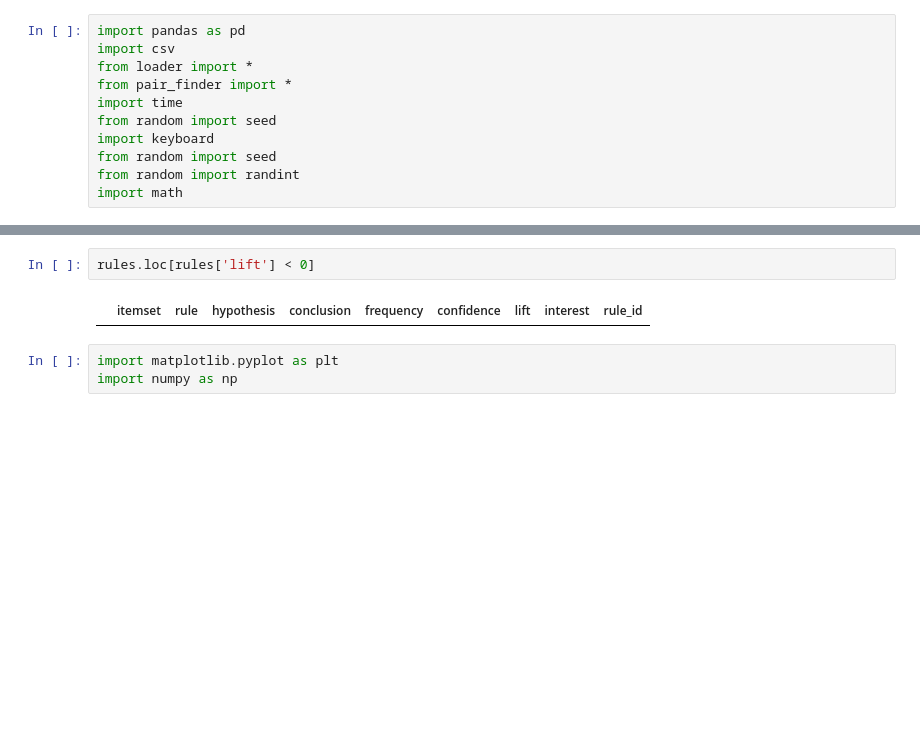
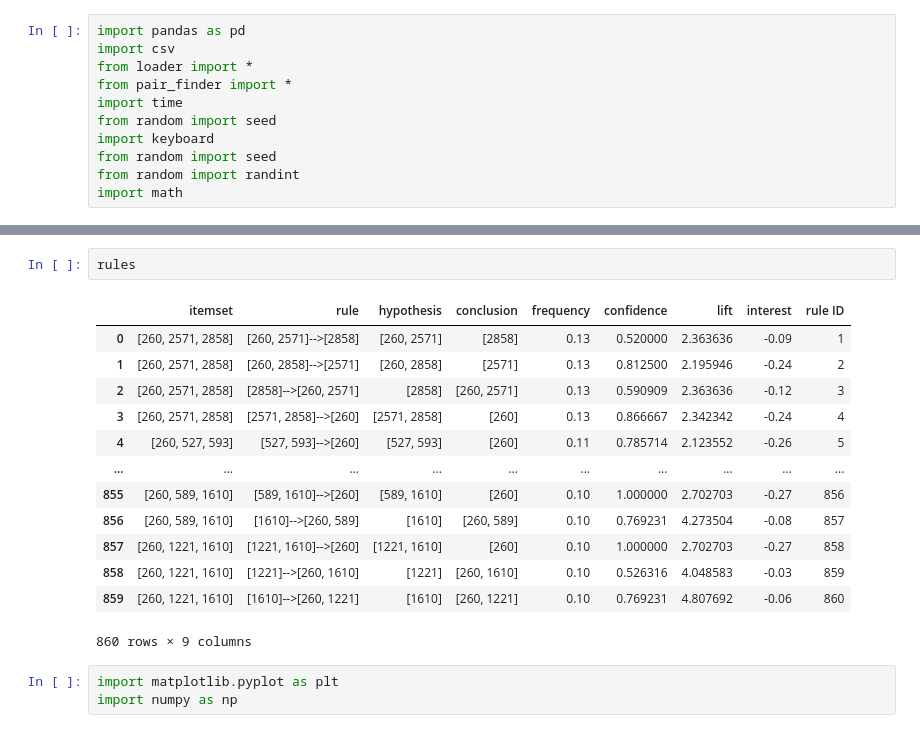
Before and after one commit to nikosp2196/mrs, a Jupyter notebook: SOURCES/protyping.ipynb, the cells around one changed output, grey strips where cells are left out. Drawn from its saved outputs; the diff is of its cells as text; blank space fills up the shorter version.

```diff
--- a/SOURCES/protyping.ipynb
+++ b/SOURCES/protyping.ipynb
@@ -34,7 +34,19 @@ rules = generate_all_rules(combos, MinConfidence, MinLift, MaxLift)
-# %%
-rules.loc[rules['lift'] < 0]
-# %% [output]
-|  | itemset | rule | hypothesis | conclusion | frequency | confidence | lift | interest | rule_id |
+# %%
+rules
+# %% [output]
+|  | itemset | rule | hypothesis | conclusion | frequency | confidence | lift | interest | rule ID |
+| 0 | [260, 2571, 2858] | [260, 2571]-->[2858] | [260, 2571] | [2858] | 0.13 | 0.520000 | 2.363636 | -0.09 | 1 |
+| 1 | [260, 2571, 2858] | [260, 2858]-->[2571] | [260, 2858] | [2571] | 0.13 | 0.812500 | 2.195946 | -0.24 | 2 |
+| 2 | [260, 2571, 2858] | [2858]-->[260, 2571] | [2858] | [260, 2571] | 0.13 | 0.590909 | 2.363636 | -0.12 | 3 |
+| 3 | [260, 2571, 2858] | [2571, 2858]-->[260] | [2571, 2858] | [260] | 0.13 | 0.866667 | 2.342342 | -0.24 | 4 |
+| 4 | [260, 527, 593] | [527, 593]-->[260] | [527, 593] | [260] | 0.11 | 0.785714 | 2.123552 | -0.26 | 5 |
+| ... | ... | ... | ... | ... | ... | ... | ... | ... | ... |
+| 855 | [260, 589, 1610] | [589, 1610]-->[260] | [589, 1610] | [260] | 0.10 | 1.000000 | 2.702703 | -0.27 | 856 |
+| 856 | [260, 589, 1610] | [1610]-->[260, 589] | [1610] | [260, 589] | 0.10 | 0.769231 | 4.273504 | -0.08 | 857 |
+| 857 | [260, 1221, 1610] | [1221, 1610]-->[260] | [1221, 1610] | [260] | 0.10 | 1.000000 | 2.702703 | -0.27 | 858 |
+| 858 | [260, 1221, 1610] | [1221]-->[260, 1610] | [1221] | [260, 1610] | 0.10 | 0.526316 | 4.048583 | -0.03 | 859 |
+| 859 | [260, 1221, 1610] | [1610]-->[260, 1221] | [1610] | [260, 1221] | 0.10 | 0.769231 | 4.807692 | -0.06 | 860 |
+860 rows × 9 columns
 # %%
 import matplotlib.pyplot as plt
 import numpy as np
```
Also changed, not shown: parts of 8 cells of this notebook, 4 other files.
